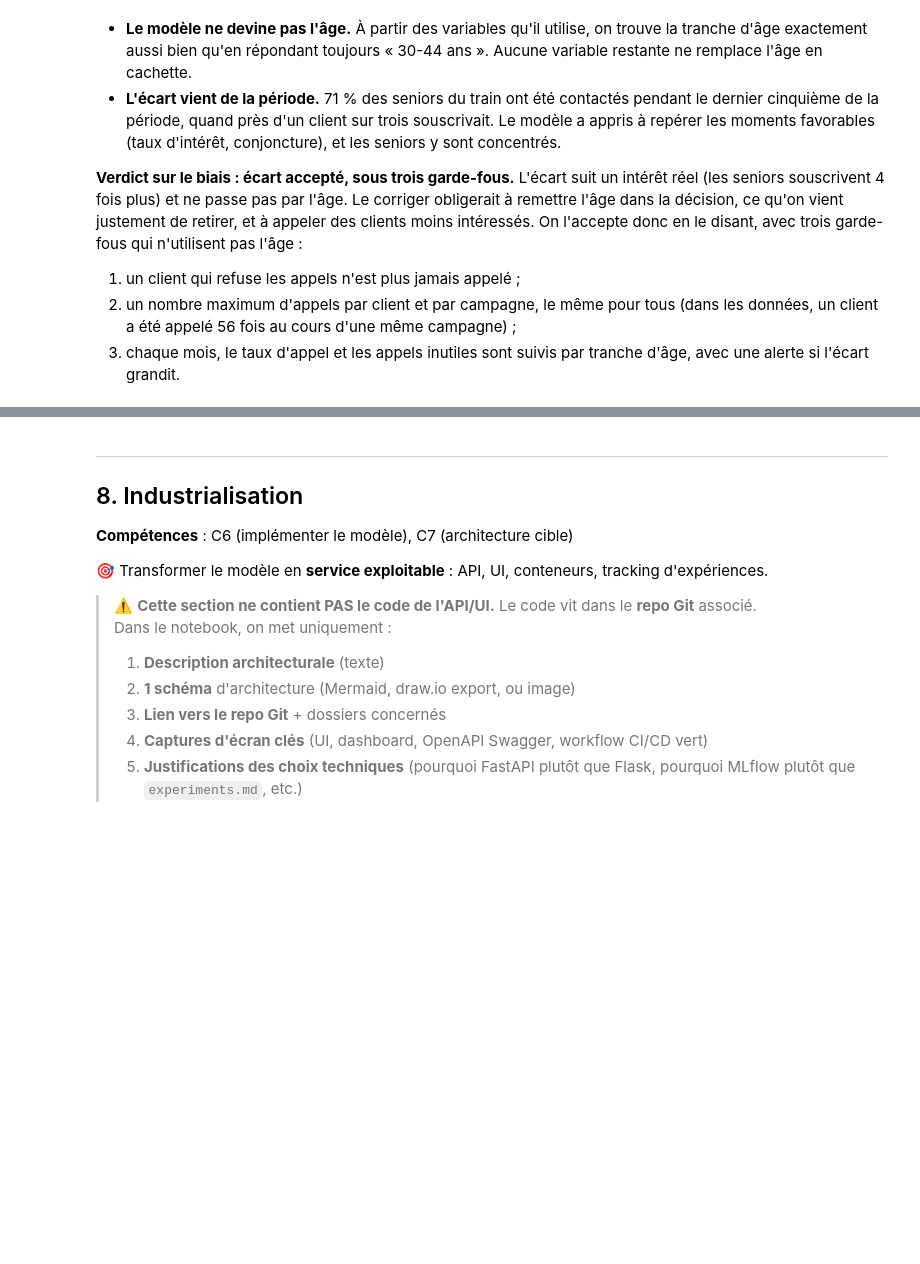
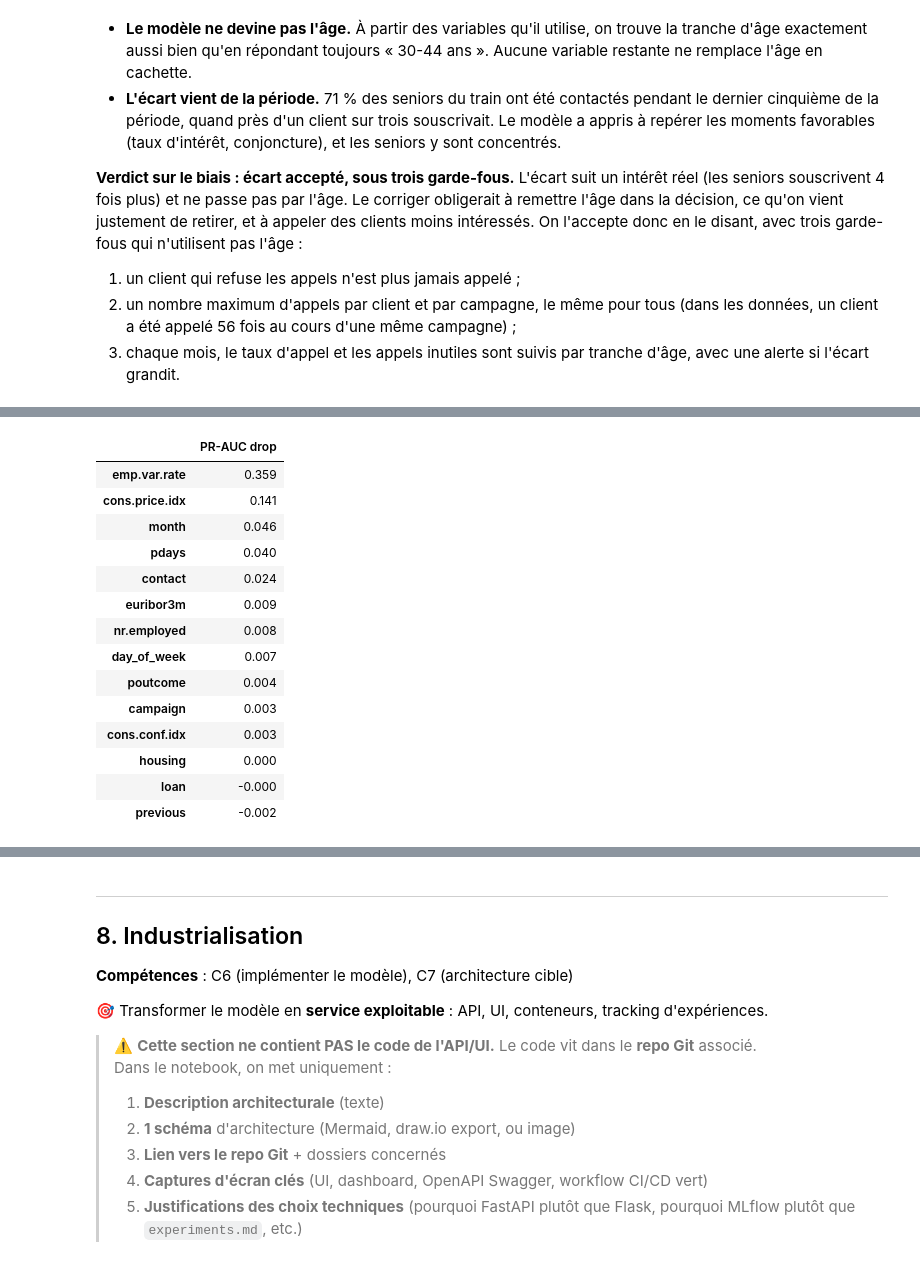
Before and after one commit to 3ti3nne/certif_etienne, a Jupyter notebook: notebooks/certif_bank_marketing.ipynb, the cells around one changed output, grey strips where cells are left out. Saved outputs shown, nothing was run; the diff lists cells and outputs as text; code cells hidden in the pictures; blank space fills up the shorter version.

```diff
--- a/notebooks/certif_bank_marketing.ipynb
+++ b/notebooks/certif_bank_marketing.ipynb
@@ -1039,0 +1056,20 @@ L'écart ne vient pas d'une variable sensible cachée mais de la période, où l
+# %%
+importance = permutation_importance(final, X_test[SCENARIOS["S3"]], y_test, scoring="average_precision", n_repeats=5,
+                                    random_state=RANDOM_STATE)
+pd.Series(importance.importances_mean, index=SCENARIOS["S3"]).sort_values(ascending=False).round(3).to_frame("PR-AUC drop")
+# %% [output]
+|  | PR-AUC drop |
+| emp.var.rate | 0.359 |
+| cons.price.idx | 0.141 |
+| month | 0.046 |
+| pdays | 0.040 |
+| contact | 0.024 |
+| euribor3m | 0.009 |
+| nr.employed | 0.008 |
+| day_of_week | 0.007 |
+| poutcome | 0.004 |
+| campaign | 0.003 |
+| cons.conf.idx | 0.003 |
+| housing | 0.000 |
+| loan | -0.000 |
+| previous | -0.002 |
```
Also changed, not shown: parts of 28 cells of this notebook.
